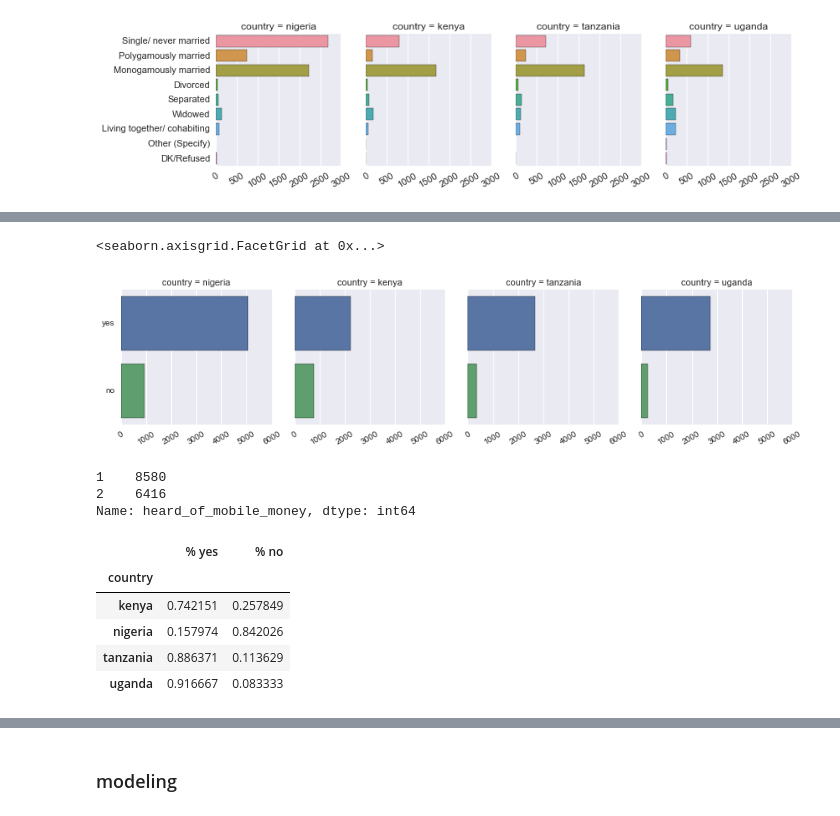
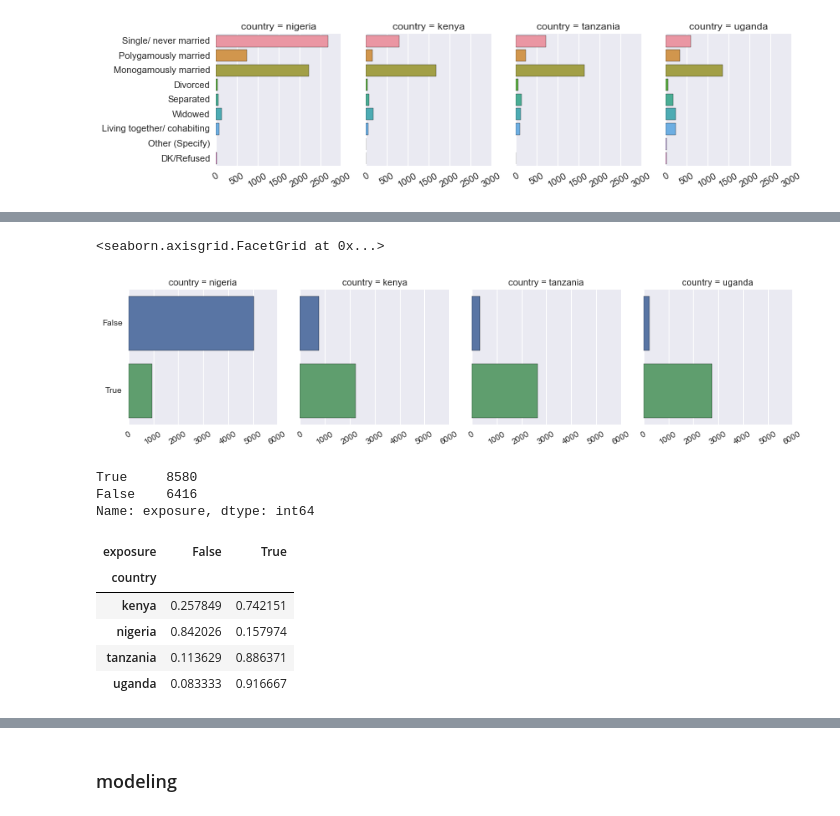
Before and after one commit to cturner500/DoPLER, a Jupyter notebook: funnel_analysis.ipynb, the cells around one changed output, grey strips where cells are left out. Cells and saved outputs as stored; diff of their text form; code cells hidden in the pictures.

Commit message:
rearrange for creation of target labels per step

```diff
--- a/funnel_analysis.ipynb
+++ b/funnel_analysis.ipynb
@@ -348,0 +401,4 @@ col = 'heard_of_mobile_money'
+# %%
+col = 'heard_of_mobile_money'
+dat = df[[col, 'country']]  # is a view
+dat.head()
@@ -348,0 +412,8 @@ col = 'heard_of_mobile_money'
+# %%
+# rename answers
+rename_map = {
+    1: True, # 'yes'
+    2: False, # 'no',
+    }
+# create exposure funnel step
+df['exposure'] = dat[col].apply(lambda x: rename_map[x])
@@ -349,32 +432,26 @@ col = 'heard_of_mobile_money'
 # %%
-# rename
-dat = df[[col, 'country']].copy()
-
-rename_map = {
-    1: 'yes',
-    2: 'no',
-    }
-dat[col] = dat[col].apply(lambda x: rename_map[x])
+col = 'exposure'
+dat = df[[col, 'country']]
 
 def funcplot(data, color):
     sns.countplot(data=data, y=col)
 
 # plotting value by country
 sns.set(font_scale=1)
 g = sns.FacetGrid(data=dat, col="country")
 p = g.map_dataframe(funcplot)
 g.set_xticklabels(rotation=30)
 p
 # %% [output]
 <seaborn.axisgrid.FacetGrid at 0x...>
-[figure, old version]
+[figure, new version]
 # %%
 # overall breakdown
 df[col].value_counts()
 # %% [output]
-1    8580
-2    6416
-Name: heard_of_mobile_money, dtype: int64
+True     8580
+False    6416
+Name: exposure, dtype: int64
 # %%
 grp = df.groupby(by='country')[col].value_counts()
 
@@ -384,12 +461,12 @@ dat = grp\
     .apply(lambda x: [(count / n_records[country]) for country, count in x.iteritems()])
 
 # answers
-dat.columns = ['% yes', '% no']
+#dat.columns = ['% yes', '% no']
 dat
 # %% [output]
-|  | % yes | % no |
+| exposure | False | True |
 | country |  |  |
-| kenya | 0.742151 | 0.257849 |
-| nigeria | 0.157974 | 0.842026 |
-| tanzania | 0.886371 | 0.113629 |
-| uganda | 0.916667 | 0.083333 |
+| kenya | 0.257849 | 0.742151 |
+| nigeria | 0.842026 | 0.157974 |
+| tanzania | 0.113629 | 0.886371 |
+| uganda | 0.083333 | 0.916667 |
```
Also changed, not shown: parts of 23 cells of this notebook.
